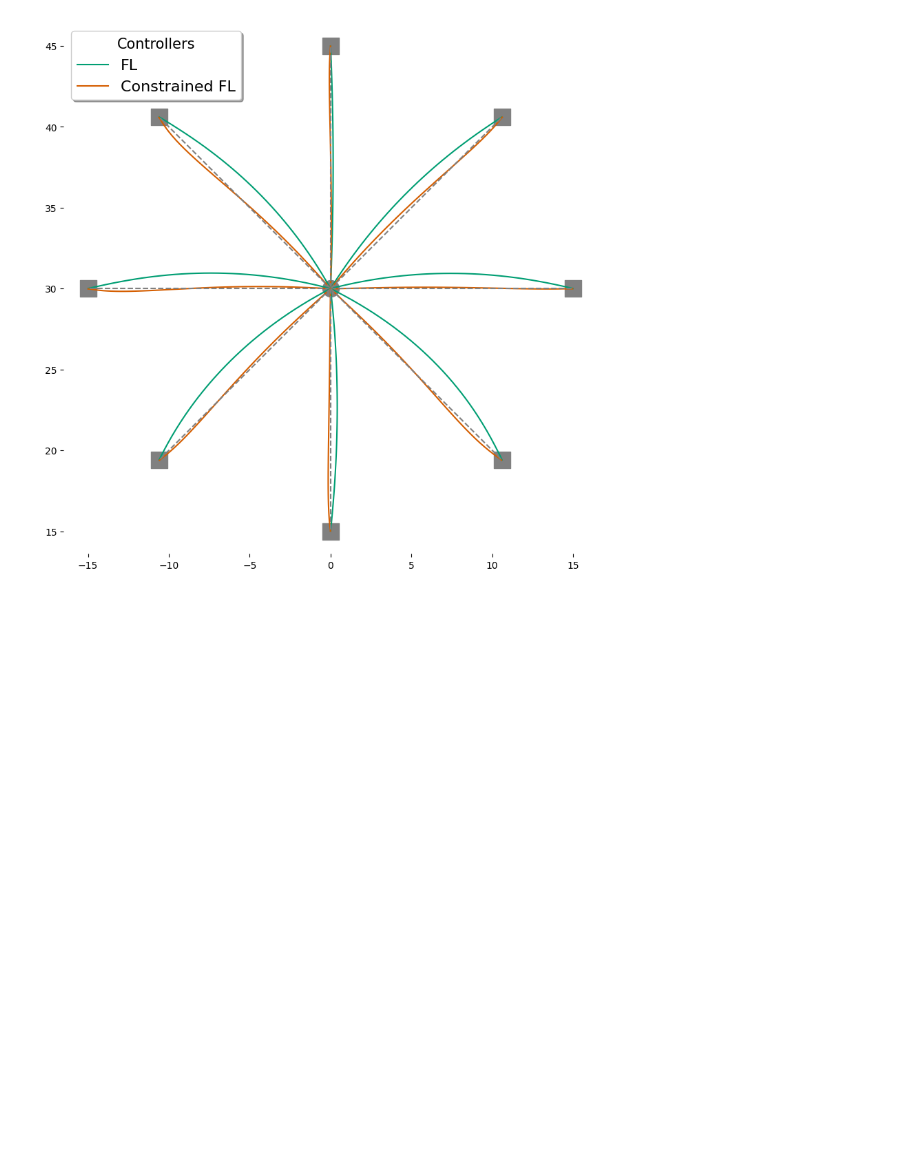
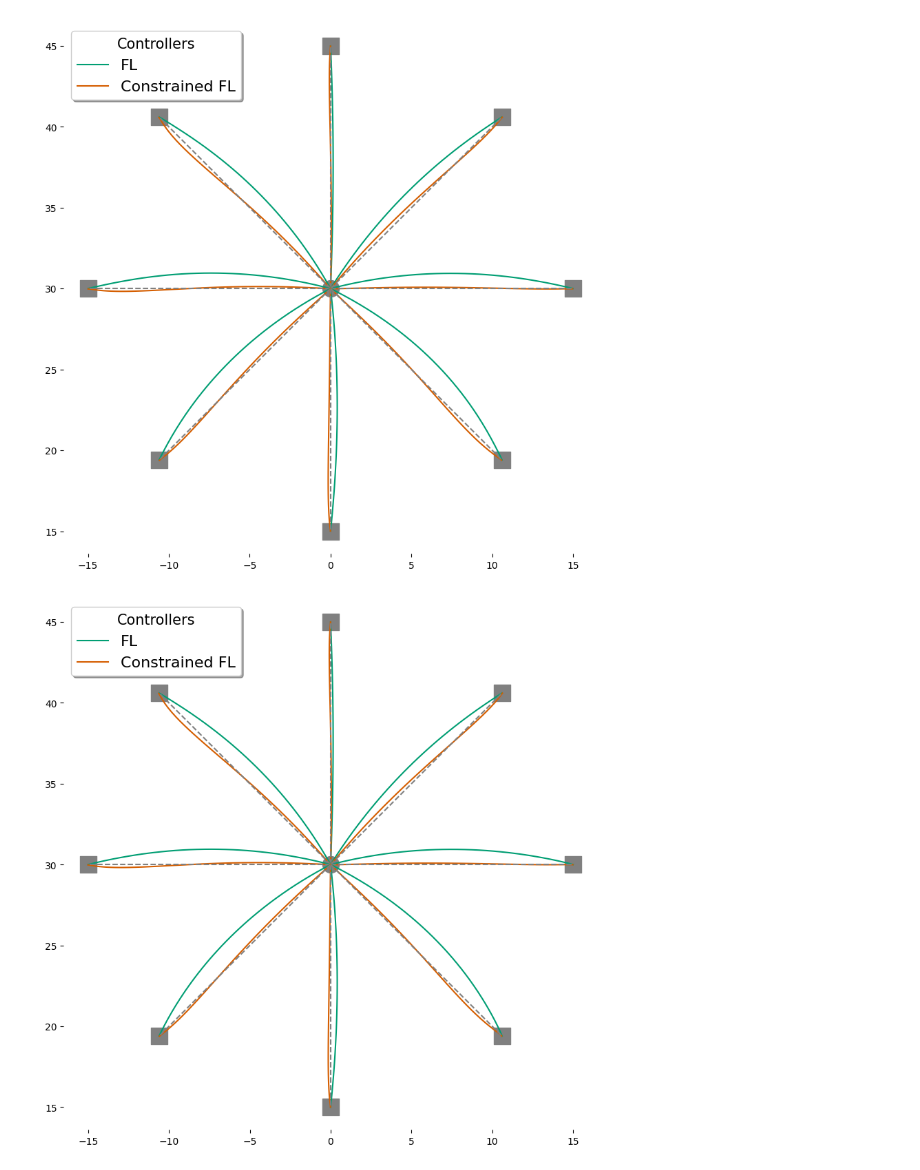
Before and after one commit to AlexandreThy/PhD, a Jupyter notebook: CurrentParts/PathConstraint.ipynb, the cells around one changed output. Cells and saved outputs as stored; diff of their text form; code cells hidden in the pictures; blank space fills up the shorter version.

```diff
--- a/CurrentParts/PathConstraint.ipynb
+++ b/CurrentParts/PathConstraint.ipynb
@@ -662,3 +919,28 @@ MultipleLabel(side = "upper left")
 plt.savefig("CenteroutConstrained.png",dpi = 200)
 # %% [output]
 [figure]
+# %%
+fig,ax = plt.subplots(figsize = (10,10))
+plt.scatter(0,30,marker = "o",color="grey",s = 300)
+for t,angles in enumerate(np.linspace(0,2*pi,9)[:-1]):
+    L = 15
+    start = np.array([0,30])
+    end = start + np.array([L*np.cos(angles),L*np.sin(angles)])
+
+    plt.scatter(end[0],end[1],marker = "s",color="grey",s = 300)
+
+    X,Y = Feedback_Linearization_witPathConstraintG(wp = 0,taupath = 1e-2,starting_point=start,targets=end,Num_iter=60,Delay=0)
+    plt.plot(X,Y,color = "#009E73", label = "FL")
+    if t == 1 : X,Y = Feedback_Linearization_witPathConstraintG(wp = .05,Num_iter=60,starting_point=start,targets=end,percent = .8,taupath = .04)
+    elif t == 5 : X,Y = Feedback_Linearization_witPathConstraintG(wp = 50,Num_iter=60,starting_point=start,targets=end,percent = .8,taupath = .04)
+    else : X,Y = Feedback_Linearization_witPathConstraintG(wp = 150,Num_iter=60,starting_point=start,targets=end,percent = .8,taupath = .04)
+    plt.plot(X,Y,color = "#D55E00", label = "Constrained FL")
+    plt.plot(np.linspace(start[0],end[0],60),np.linspace(start[1],end[1],60),color = "grey",linestyle = "--")
+delete_axis(ax)
+plt.axis("equal")
+
+MultipleLabel(side = "upper left")
+
+plt.savefig("CenteroutConstrained.png",dpi = 200)
+# %% [output]
+[figure, added]
```
Also changed, not shown: parts of 8 cells of this notebook, 3 other files.
